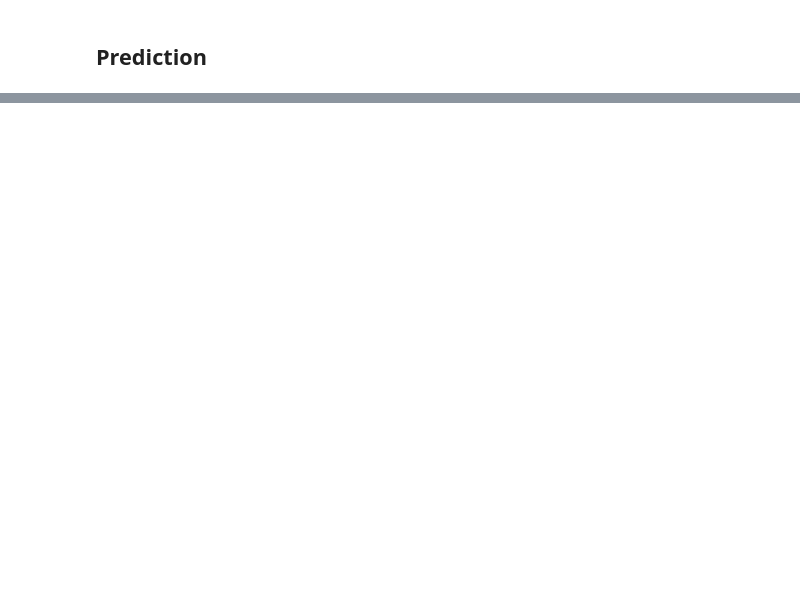
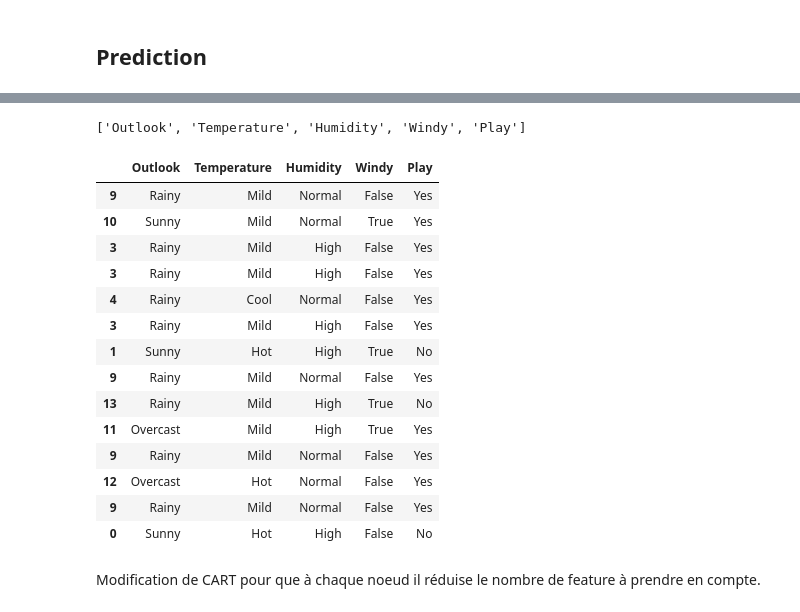
Before and after one commit to ogustain/decision-tree, a Jupyter notebook: code/sandbox.ipynb, the cells around one changed output, grey strips where cells are left out. Drawn from its saved outputs; the diff is of its cells as text; code cells hidden in the pictures; blank space fills up the shorter version.

```diff
--- a/code/sandbox.ipynb
+++ b/code/sandbox.ipynb
@@ -494,0 +579,13 @@ render_tree(tree)
+# %%
+raw_data = {
+    'Outlook': ['Sunny', 'Sunny', 'Overcast', 'Rainy', 'Rainy', 'Rainy', 'Overcast', 'Sunny', 'Sunny', 'Rainy', 'Sunny', 'Overcast', 'Overcast', 'Rainy'],
+    'Temperature': ['Hot', 'Hot', 'Hot', 'Mild', 'Cool', 'Cool', 'Cool', 'Mild', 'Cool', 'Mild', 'Mild', 'Mild', 'Hot', 'Mild'],
+    'Humidity': ['High', 'High', 'High', 'High', 'Normal', 'Normal', 'Normal', 'High', 'Normal', 'Normal', 'Normal', 'High', 'Normal', 'High'],
+    'Windy': [False, True, False, False, False, True, True, False, False, False, True, True, False, True],
+    'Play': ['No', 'No', 'Yes', 'Yes', 'Yes', 'No', 'Yes', 'No', 'Yes', 'Yes', 'Yes', 'Yes', 'Yes', 'No']
+}
+
+df = pd.DataFrame(raw_data)
+data = df.to_numpy()
+
+df
@@ -494,0 +608,27 @@ render_tree(tree)
+# %%
+print(df.columns.tolist())
+# %% [output]
+['Outlook', 'Temperature', 'Humidity', 'Windy', 'Play']
+# %%
+def bootstrap_sample(dataframe):
+    return dataframe.sample(frac=1.0, replace=True)
+# %%
+bootstrap_sample(df)
+# %% [output]
+|  | Outlook | Temperature | Humidity | Windy | Play |
+| 9 | Rainy | Mild | Normal | False | Yes |
+| 10 | Sunny | Mild | Normal | True | Yes |
+| 3 | Rainy | Mild | High | False | Yes |
+| 3 | Rainy | Mild | High | False | Yes |
+| 4 | Rainy | Cool | Normal | False | Yes |
+| 3 | Rainy | Mild | High | False | Yes |
+| 1 | Sunny | Hot | High | True | No |
+| 9 | Rainy | Mild | Normal | False | Yes |
+| 13 | Rainy | Mild | High | True | No |
+| 11 | Overcast | Mild | High | True | Yes |
+| 9 | Rainy | Mild | Normal | False | Yes |
+| 12 | Overcast | Hot | Normal | False | Yes |
+| 9 | Rainy | Mild | Normal | False | Yes |
+| 0 | Sunny | Hot | High | False | No |
+# %% [markdown]
+Modification de CART pour que à chaque noeud il réduise le nombre de feature à prendre en compte.
```
Also changed, not shown: parts of 19 cells of this notebook, 20 other files.
